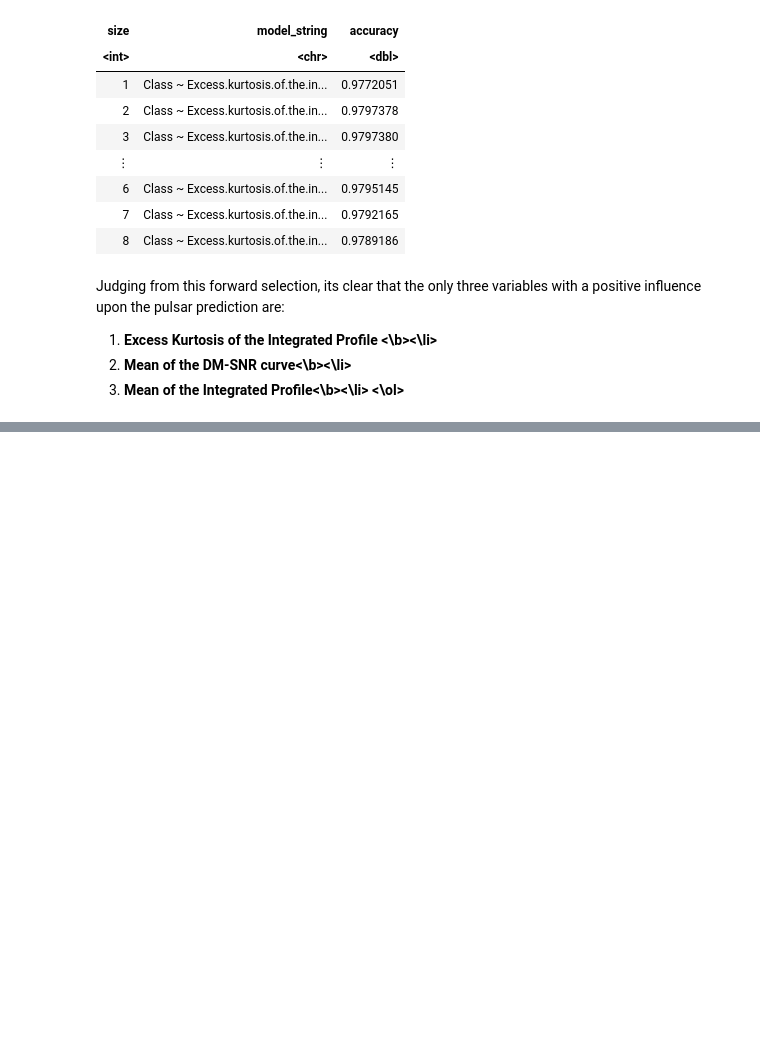
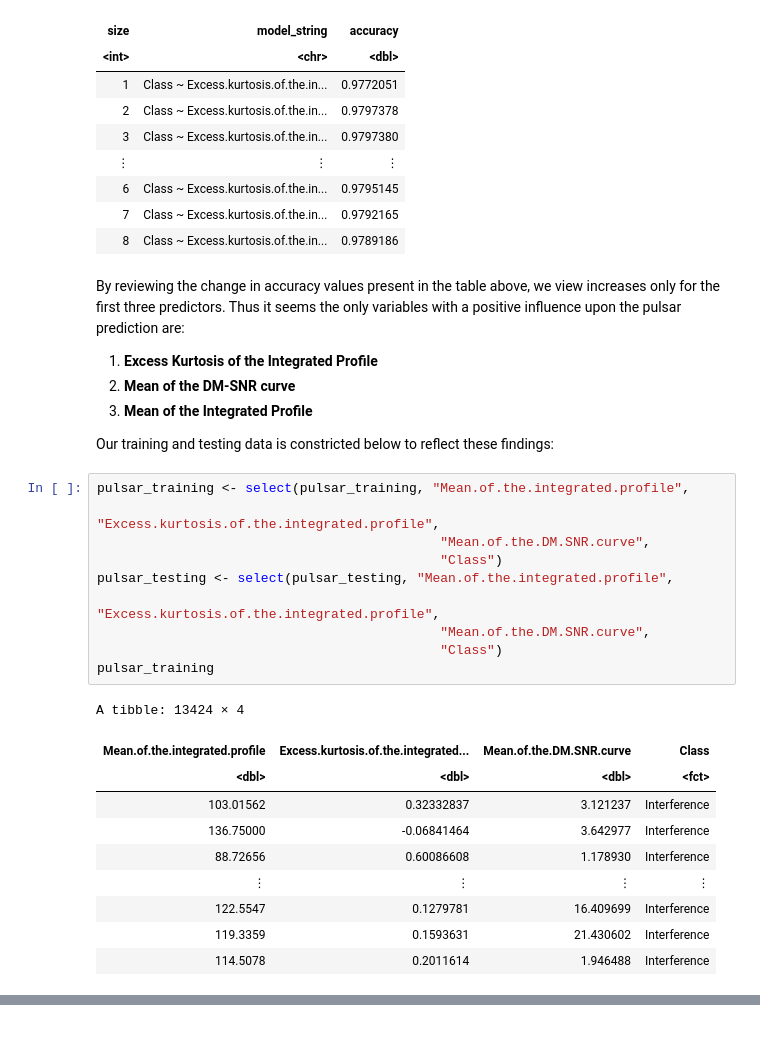
Before and after one commit to Remembria/Group-Analysis-of-Pulsar-Signalling, a Jupyter notebook: Group_Project_Report.ipynb, the cells around one changed output, grey strips where cells are left out. Saved outputs shown, nothing was run; the diff lists cells and outputs as text; blank space fills up the shorter version.

```diff
--- a/Group_Project_Report.ipynb
+++ b/Group_Project_Report.ipynb
@@ -242,9 +226,32 @@ A tibble: 8 × 3
 | 7 | Class ~ Excess.kurtosis.of.the.in... | 0.9792165 |
 | 8 | Class ~ Excess.kurtosis.of.the.in... | 0.9789186 |
 # %% [markdown]
-Judging from this forward selection, its clear that the only three variables with a positive influence upon the pulsar prediction are:
+By reviewing the change in accuracy values present in the table above, we view increases only for the first three predictors. Thus it seems the only variables with a positive influence upon the pulsar prediction are:
 <ol>
-  <li><b>Excess Kurtosis of the Integrated Profile <\b><\li>
-  <li><b>Mean of the DM-SNR curve<\b><\li>
-  <li><b>Mean of the Integrated Profile<\b><\li>
-<\ol>
+  <li><b>Excess Kurtosis of the Integrated Profile </b></li>
+  <li><b>Mean of the DM-SNR curve</b></li>
+  <li><b>Mean of the Integrated Profile</b></li>
+</ol>
+
+Our training and testing data is constricted below to reflect these findings:
+# %%
+pulsar_training <- select(pulsar_training, "Mean.of.the.integrated.profile",
+                                            "Excess.kurtosis.of.the.integrated.profile",
+                                            "Mean.of.the.DM.SNR.curve",
+                                            "Class")
+pulsar_testing <- select(pulsar_testing, "Mean.of.the.integrated.profile",
+                                            "Excess.kurtosis.of.the.integrated.profile",
+                                            "Mean.of.the.DM.SNR.curve",
+                                            "Class")
+pulsar_training
+# %% [output]
+A tibble: 13424 × 4
+| Mean.of.the.integrated.profile | Excess.kurtosis.of.the.integrated... | Mean.of.the.DM.SNR.curve | Class |
+| <dbl> | <dbl> | <dbl> | <fct> |
+| 103.01562 | 0.32332837 | 3.121237 | Interference |
+| 136.75000 | -0.06841464 | 3.642977 | Interference |
+| 88.72656 | 0.60086608 | 1.178930 | Interference |
+| ⋮ | ⋮ | ⋮ | ⋮ |
+| 122.5547 | 0.1279781 | 16.409699 | Interference |
+| 119.3359 | 0.1593631 | 21.430602 | Interference |
+| 114.5078 | 0.2011614 | 1.946488 | Interference |
```
Also changed, not shown: parts of 7 cells of this notebook.
